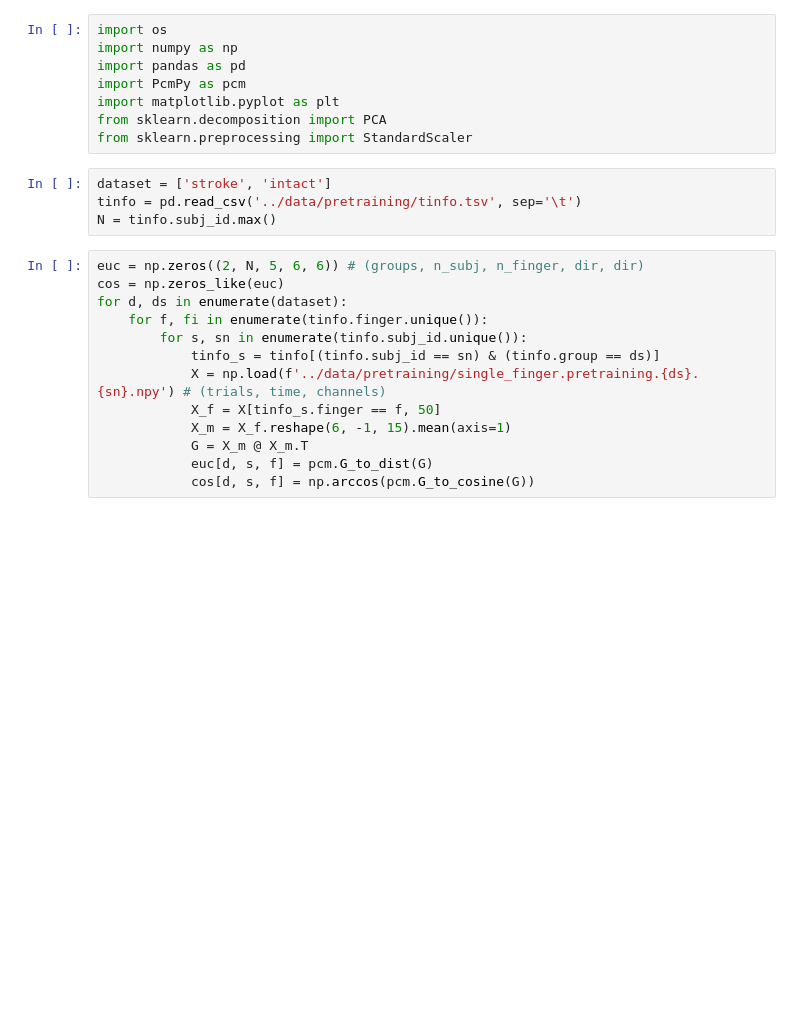
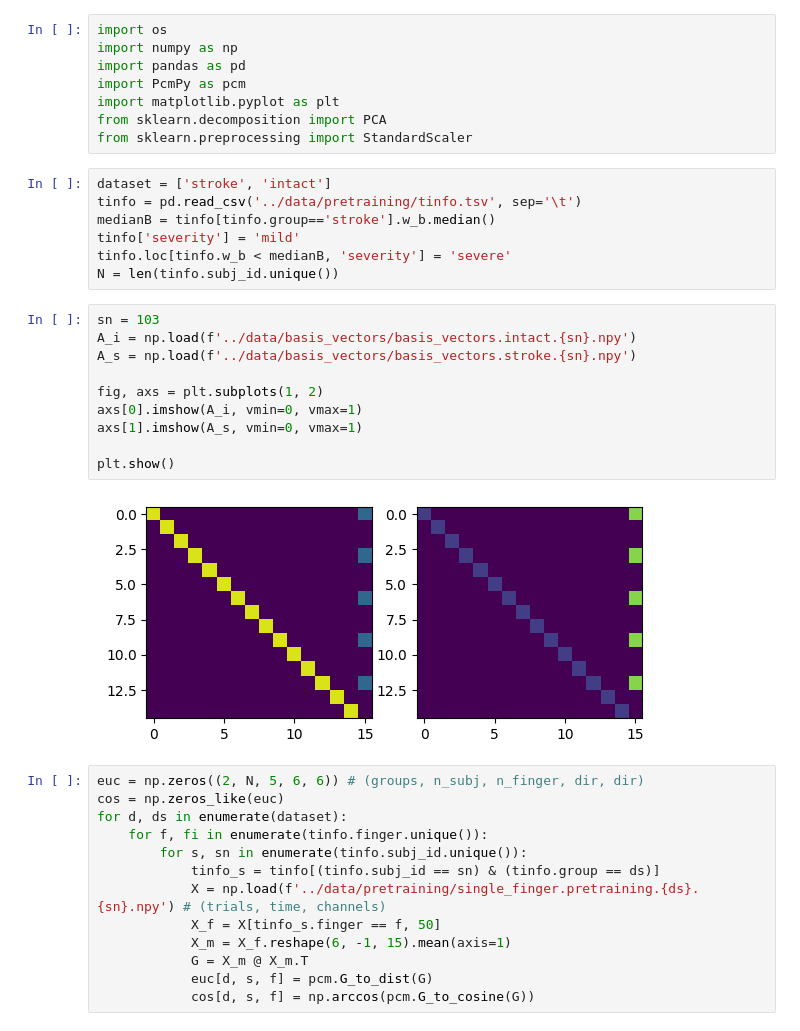
Before and after one commit to mnlmrc/OffManifoldLearning, a Jupyter notebook: notebooks/pretraining.ipynb, the cells around one changed output. Cells and saved outputs as stored; diff of their text form; blank space fills up the shorter version.

```diff
--- a/notebooks/pretraining.ipynb
+++ b/notebooks/pretraining.ipynb
@@ -9,7 +9,22 @@ from sklearn.preprocessing import StandardScaler
 # %%
 dataset = ['stroke', 'intact']
 tinfo = pd.read_csv('../data/pretraining/tinfo.tsv', sep='\t')
-N = tinfo.subj_id.max()
+medianB = tinfo[tinfo.group=='stroke'].w_b.median()
+tinfo['severity'] = 'mild'
+tinfo.loc[tinfo.w_b < medianB, 'severity'] = 'severe'
+N = len(tinfo.subj_id.unique())
+# %%
+sn = 103
+A_i = np.load(f'../data/basis_vectors/basis_vectors.intact.{sn}.npy')
+A_s = np.load(f'../data/basis_vectors/basis_vectors.stroke.{sn}.npy')
+
+fig, axs = plt.subplots(1, 2)
+axs[0].imshow(A_i, vmin=0, vmax=1)
+axs[1].imshow(A_s, vmin=0, vmax=1)
+
+plt.show()
+# %% [output]
+[figure, added]
 # %%
 euc = np.zeros((2, N, 5, 6, 6)) # (groups, n_subj, n_finger, dir, dir)
 cos = np.zeros_like(euc)
```
Also changed, not shown: parts of 6 cells of this notebook.
